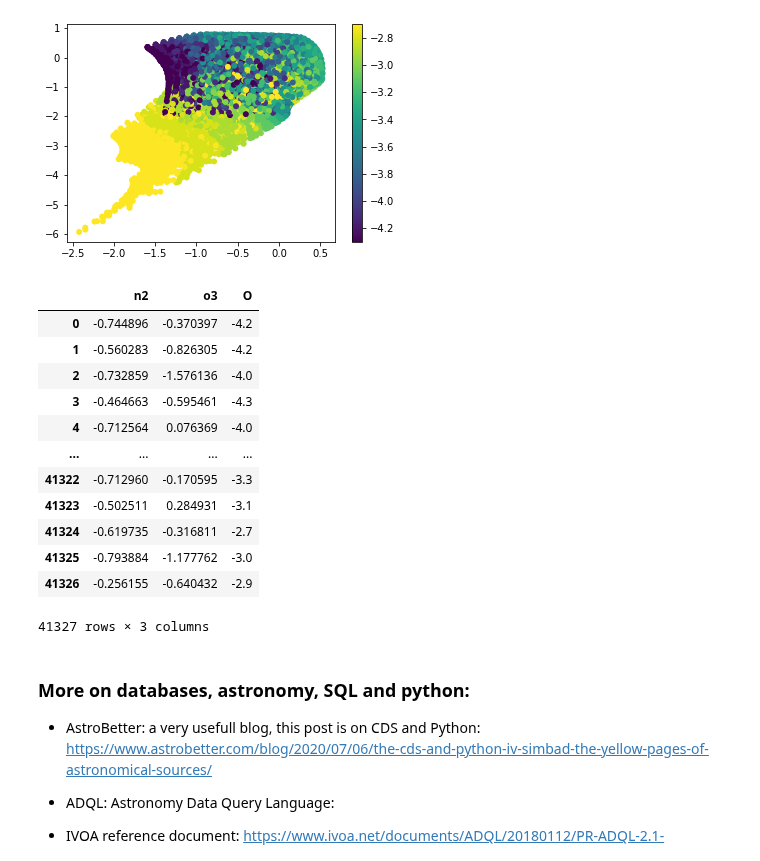
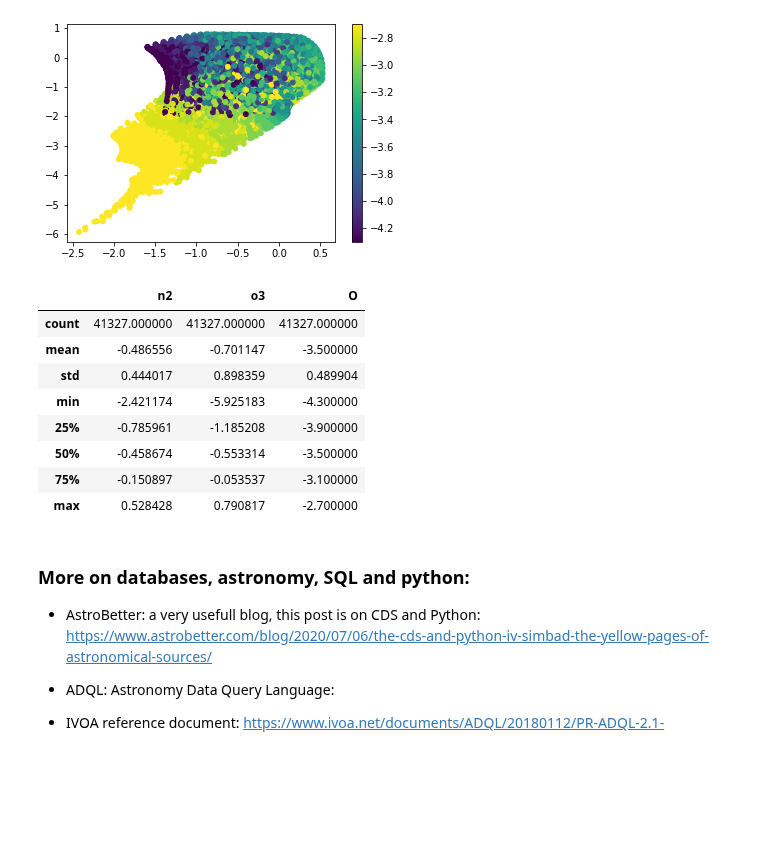
Before and after one commit to Morisset/Python-lectures-Notebooks, a Jupyter notebook: Notebooks/Using_PyMySQL.ipynb, the cells around one changed output. Cells and saved outputs as stored; diff of their text form; code cells hidden in the pictures; blank space fills up the shorter version.

```diff
--- a/Notebooks/Using_PyMySQL.ipynb
+++ b/Notebooks/Using_PyMySQL.ipynb
@@ -218,21 +222,17 @@ plt.colorbar()
 <matplotlib.colorbar.Colorbar at 0x...>
 [figure]
 # %%
-res
+res.describe()
 # %% [output]
 |  | n2 | o3 | O |
-| 0 | -0.744896 | -0.370397 | -4.2 |
-| 1 | -0.560283 | -0.826305 | -4.2 |
-| 2 | -0.732859 | -1.576136 | -4.0 |
-| 3 | -0.464663 | -0.595461 | -4.3 |
-| 4 | -0.712564 | 0.076369 | -4.0 |
-| ... | ... | ... | ... |
-| 41322 | -0.712960 | -0.170595 | -3.3 |
-| 41323 | -0.502511 | 0.284931 | -3.1 |
-| 41324 | -0.619735 | -0.316811 | -2.7 |
-| 41325 | -0.793884 | -1.177762 | -3.0 |
-| 41326 | -0.256155 | -0.640432 | -2.9 |
+| count | 41327.000000 | 41327.000000 | 41327.000000 |
+| mean | -0.486556 | -0.701147 | -3.500000 |
+| std | 0.444017 | 0.898359 | 0.489904 |
+| min | -2.421174 | -5.925183 | -4.300000 |
+| 25% | -0.785961 | -1.185208 | -3.900000 |
+| 50% | -0.458674 | -0.553314 | -3.500000 |
+| 75% | -0.150897 | -0.053537 | -3.100000 |
+| max | 0.528428 | 0.790817 | -2.700000 |
-41327 rows × 3 columns
 # %% [markdown]
 ### More on databases, astronomy, SQL and python:
 
```
Also changed, not shown: parts of 3 cells of this notebook, 2 other files.
